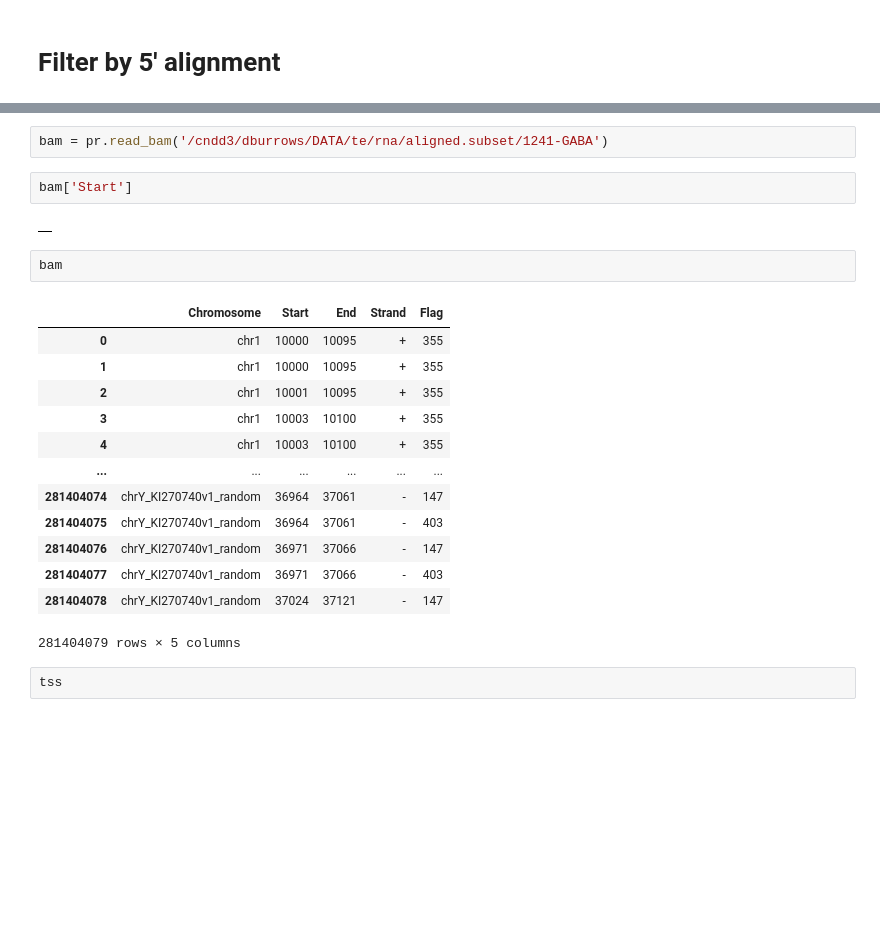
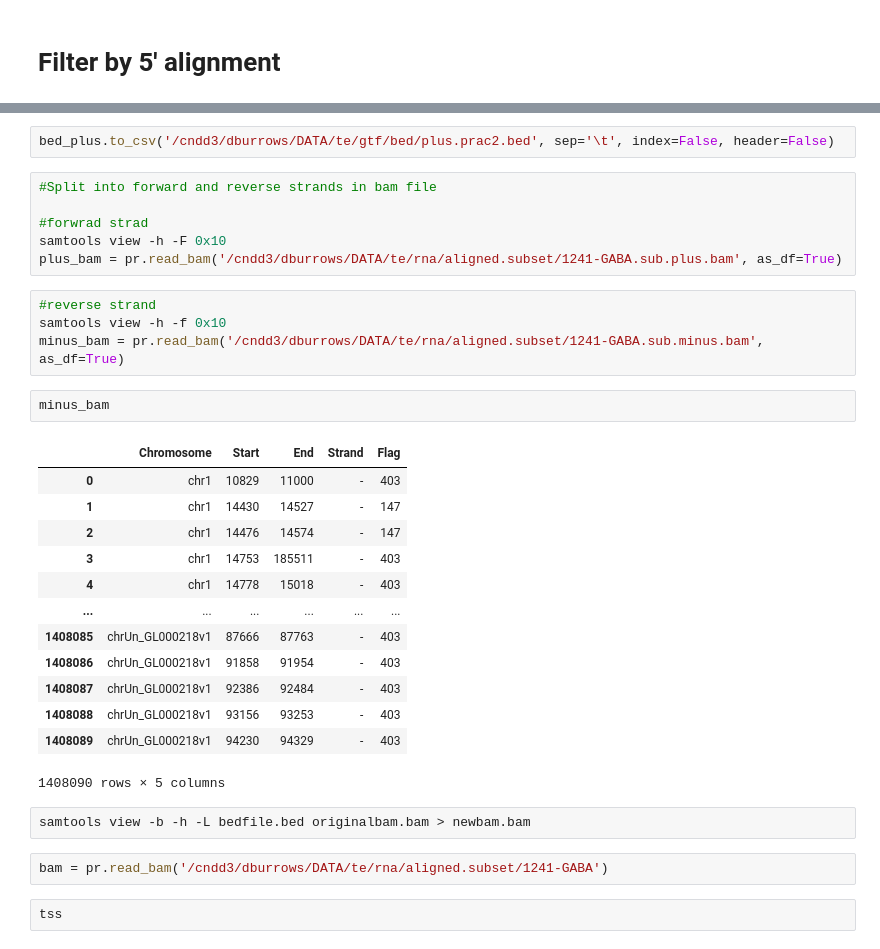
Before and after one commit to dmnburrows/line1_ageing, a Jupyter notebook: te_rna.ipynb, the cells around one changed output, grey strips where cells are left out. Cells and saved outputs as stored; diff of their text form; blank space fills up the shorter version.

```diff
--- a/te_rna.ipynb
+++ b/te_rna.ipynb
@@ -368,25 +461,35 @@ prac1 = pr.read_gtf('/cndd3/dburrows/DATA/te/gtf/annotations/rmsk/rmsk.hg38.gtf'
+# %%
+bed_plus.to_csv('/cndd3/dburrows/DATA/te/gtf/bed/plus.prac2.bed', sep='\t', index=False, header=False)
+# %%
+#Split into forward and reverse strands in bam file
+
+#forwrad strad
+samtools view -h -F 0x10
+plus_bam = pr.read_bam('/cndd3/dburrows/DATA/te/rna/aligned.subset/1241-GABA.sub.plus.bam', as_df=True)
+# %%
+#reverse strand
+samtools view -h -f 0x10
+minus_bam = pr.read_bam('/cndd3/dburrows/DATA/te/rna/aligned.subset/1241-GABA.sub.minus.bam', as_df=True)
+# %%
+minus_bam
+# %% [output]
+|  | Chromosome | Start | End | Strand | Flag |
+| 0 | chr1 | 10829 | 11000 | - | 403 |
+| 1 | chr1 | 14430 | 14527 | - | 147 |
+| 2 | chr1 | 14476 | 14574 | - | 147 |
+| 3 | chr1 | 14753 | 185511 | - | 403 |
+| 4 | chr1 | 14778 | 15018 | - | 403 |
+| ... | ... | ... | ... | ... | ... |
+| 1408085 | chrUn_GL000218v1 | 87666 | 87763 | - | 403 |
+| 1408086 | chrUn_GL000218v1 | 91858 | 91954 | - | 403 |
+| 1408087 | chrUn_GL000218v1 | 92386 | 92484 | - | 403 |
+| 1408088 | chrUn_GL000218v1 | 93156 | 93253 | - | 403 |
+| 1408089 | chrUn_GL000218v1 | 94230 | 94329 | - | 403 |
+1408090 rows × 5 columns
+# %%
+samtools view -b -h -L bedfile.bed originalbam.bam > newbam.bam
 # %%
 bam = pr.read_bam('/cndd3/dburrows/DATA/te/rna/aligned.subset/1241-GABA')
-# %%
-bam['Start']
-# %% [output]
-|  |
-# %%
-bam
-# %% [output]
-|  | Chromosome | Start | End | Strand | Flag |
-| 0 | chr1 | 10000 | 10095 | + | 355 |
-| 1 | chr1 | 10000 | 10095 | + | 355 |
-| 2 | chr1 | 10001 | 10095 | + | 355 |
-| 3 | chr1 | 10003 | 10100 | + | 355 |
-| 4 | chr1 | 10003 | 10100 | + | 355 |
-| ... | ... | ... | ... | ... | ... |
-| 281404074 | chrY_KI270740v1_random | 36964 | 37061 | - | 147 |
-| 281404075 | chrY_KI270740v1_random | 36964 | 37061 | - | 403 |
-| 281404076 | chrY_KI270740v1_random | 36971 | 37066 | - | 147 |
-| 281404077 | chrY_KI270740v1_random | 36971 | 37066 | - | 403 |
-| 281404078 | chrY_KI270740v1_random | 37024 | 37121 | - | 147 |
-281404079 rows × 5 columns
 # %%
 tss
 # %% [output]
```
Also changed, not shown: parts of 17 cells of this notebook, 4 other files.
